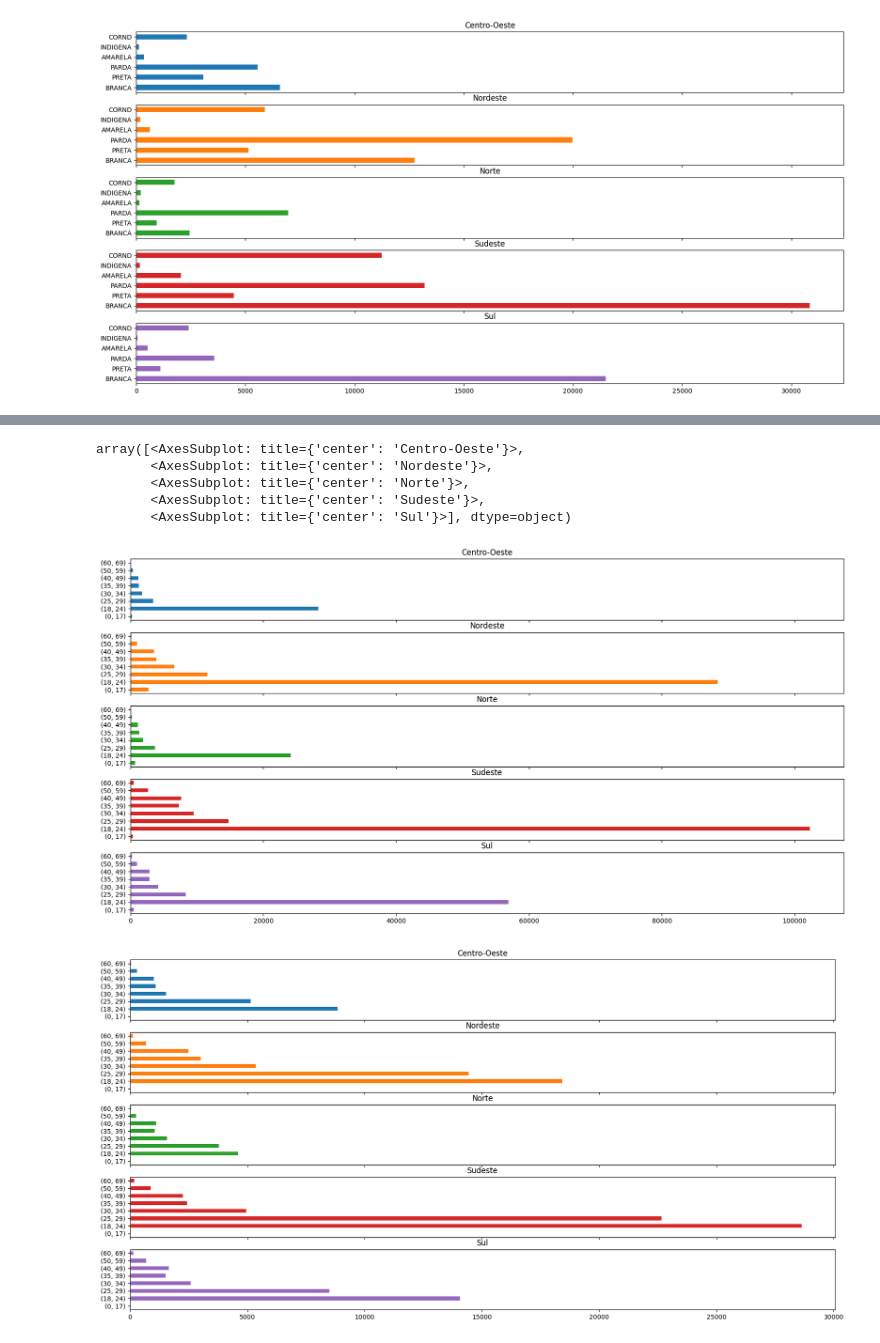
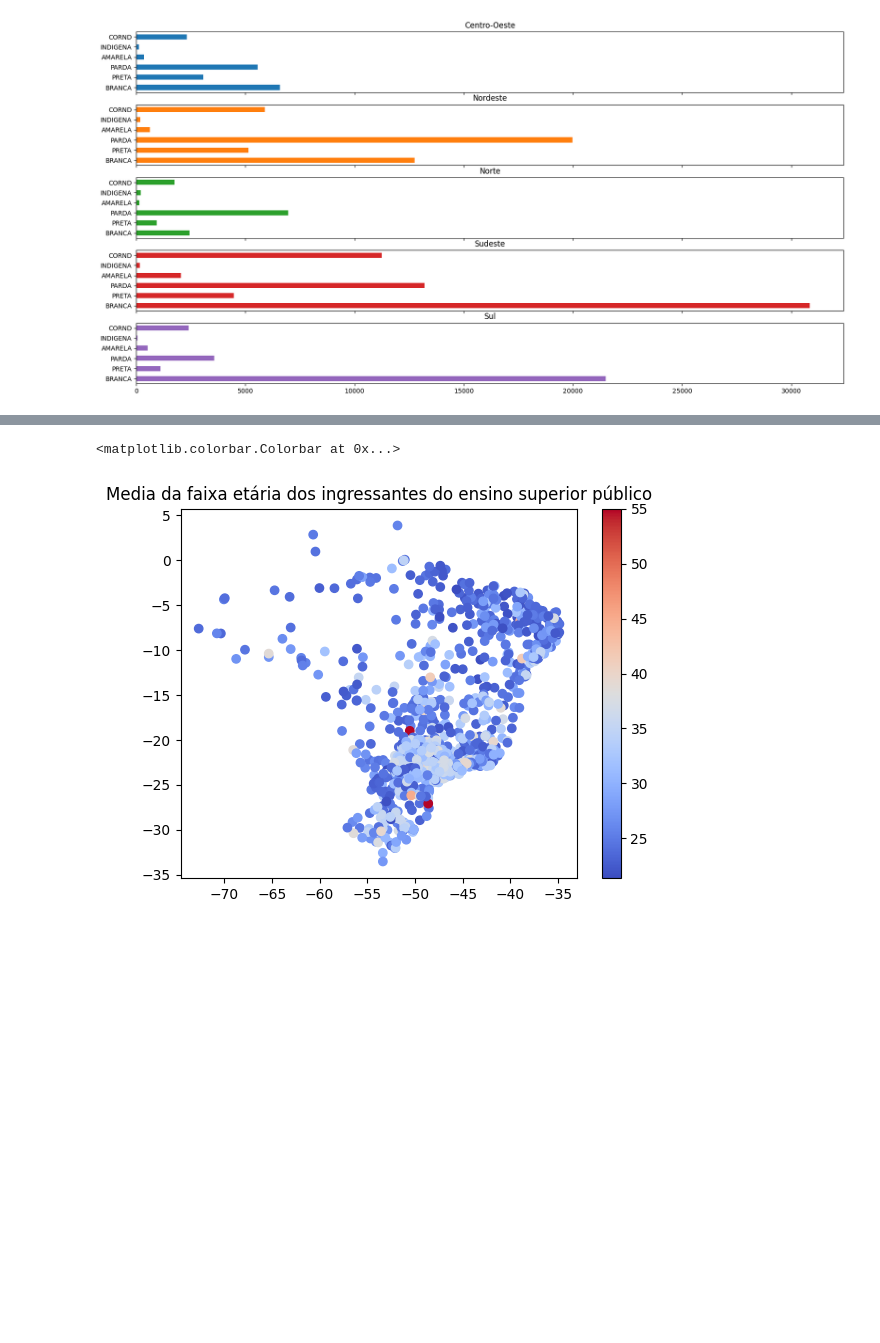
Before and after one commit to jvttr/AnaliseEnsinoSuperiorPublico, a Jupyter notebook: notebooks/analise.ipynb, the cells around one changed output, grey strips where cells are left out. Drawn from its saved outputs; the diff is of its cells as text; code cells hidden in the pictures; blank space fills up the shorter version.

```diff
--- a/notebooks/analise.ipynb
+++ b/notebooks/analise.ipynb
@@ -155,11 +153,0 @@ array([<AxesSubplot: ylabel='Centro-Oeste'>,
-# %%
-ingressantes.faixa_etaria.groupby('NO_REGIAO').sum().T.plot(kind='barh', subplots=True, legend=False, figsize=(20,10))
-concluintes.faixa_etaria.groupby('NO_REGIAO').sum().T.plot(kind='barh', subplots=True, legend=False, figsize=(20,10))
-# %% [output]
-array([<AxesSubplot: title={'center': 'Centro-Oeste'}>,
-       <AxesSubplot: title={'center': 'Nordeste'}>,
-       <AxesSubplot: title={'center': 'Norte'}>,
-       <AxesSubplot: title={'center': 'Sudeste'}>,
-       <AxesSubplot: title={'center': 'Sul'}>], dtype=object)
-[figure, removed]
-[figure, removed]
@@ -165,0 +157,21 @@ array([<AxesSubplot: title={'center': 'Centro-Oeste'}>,
+# %%
+if not isdir(join(Path(getcwd()).parent,"exportacoes")):
+    makedirs(join(Path(getcwd()).parent,"exportacoes"))
+
+mapaFaixaEtariaIngressantesMedia = ingressantes.faixa_etaria.copy()
+mapaFaixaEtariaIngressantesMedia['MEDIA'] = mapaFaixaEtariaIngressantesMedia.CO_MUNICIPIO.apply(lambda x: ingressantes.Media(x, 'CO_MUNICIPIO'))
+mapaFaixaEtariaIngressantesMedia = mapaFaixaEtariaIngressantesMedia.merge(dados.municipios, on = 'CO_MUNICIPIO', how = 'left')
+
+mapaFaixaEtariaConcluintesMedia = concluintes.faixa_etaria.copy()
+mapaFaixaEtariaConcluintesMedia['MEDIA'] =  mapaFaixaEtariaConcluintesMedia.CO_MUNICIPIO.apply(lambda x: concluintes.Media(x, 'CO_MUNICIPIO'))
+mapaFaixaEtariaConcluintesMedia = mapaFaixaEtariaConcluintesMedia.merge(dados.municipios, on = 'CO_MUNICIPIO', how = 'left')
+
+mapaFaixaEtariaIngressantesMedia.loc[mapaFaixaEtariaIngressantesMedia.MEDIA == 0, 'MEDIA'] = None
+mapaFaixaEtariaConcluintesMedia.loc[mapaFaixaEtariaConcluintesMedia.MEDIA == 0, 'MEDIA'] = None
+# %%
+matplotlib.pyplot.scatter(y=mapaFaixaEtariaIngressantesMedia.LATITUDE, x=mapaFaixaEtariaIngressantesMedia.LONGITUDE, c =mapaFaixaEtariaIngressantesMedia.MEDIA, cmap="coolwarm")
+matplotlib.pyplot.title('Media da faixa etária dos ingressantes do ensino superior público')
+matplotlib.pyplot.colorbar()
+# %% [output]
+<matplotlib.colorbar.Colorbar at 0x...>
+[figure, added]
```
Also changed, not shown: parts of 15 cells of this notebook, 1 other file.
